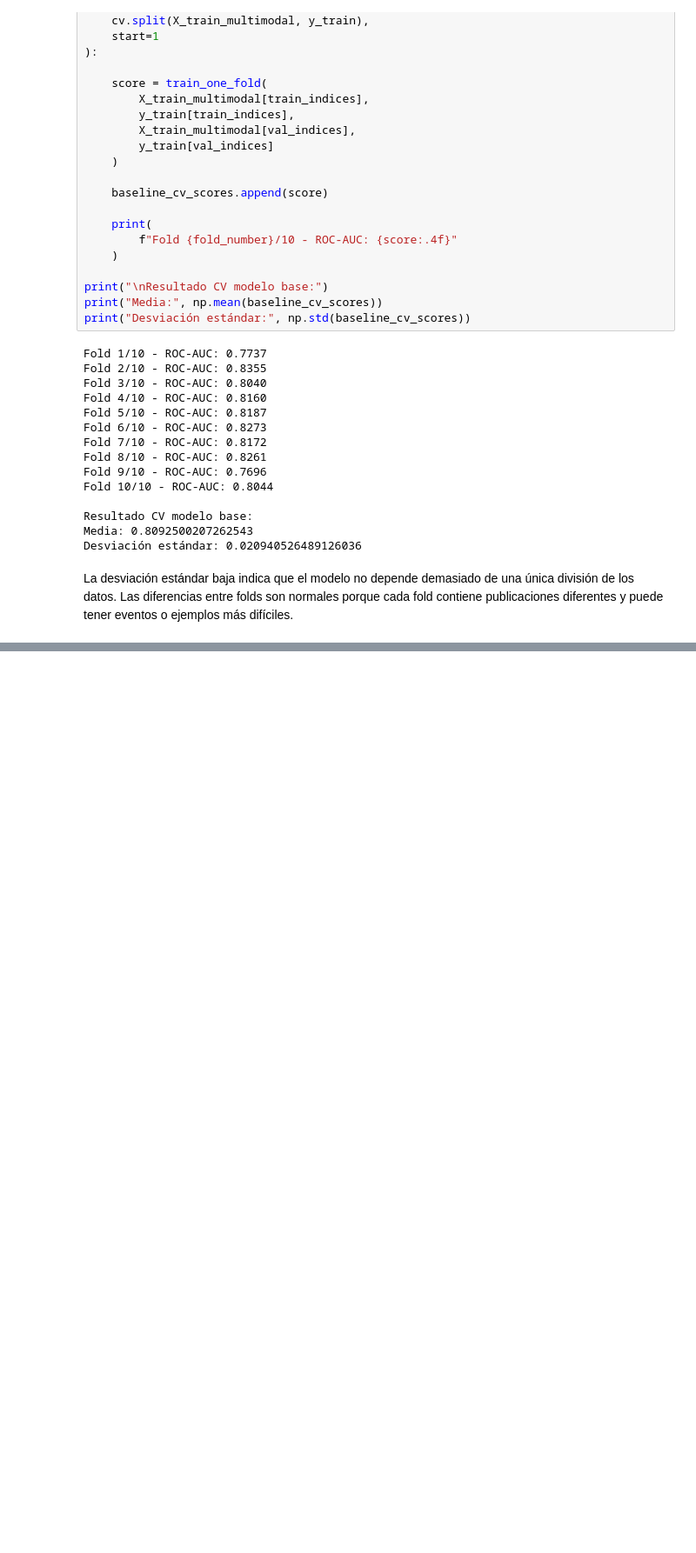
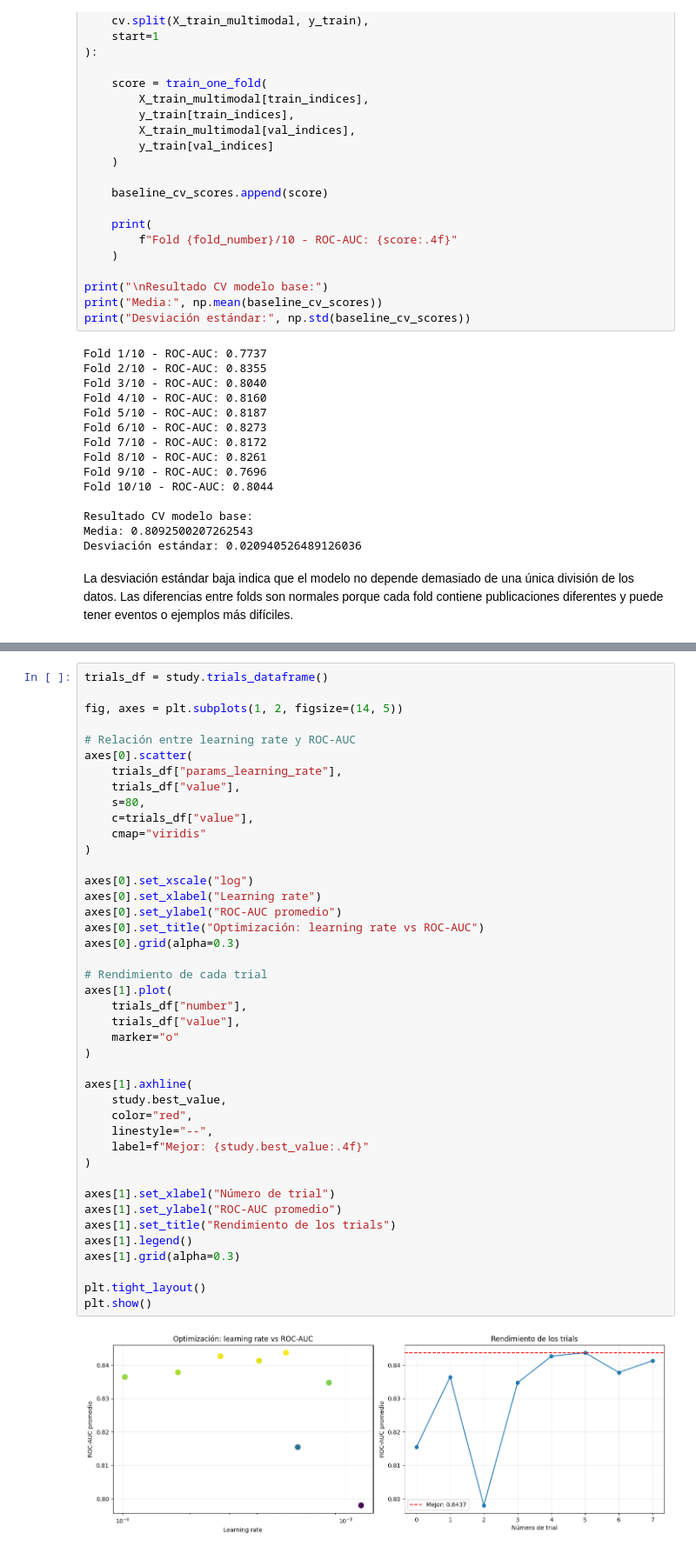
Before and after one commit to jessicamile94-star/crisis-mmd-multimodal-emergency-detection, a Jupyter notebook: CrisisMMD_Multimodal_Jessica_Ballesteros.ipynb, the cells around one changed output, grey strips where cells are left out. Shown at 87% size. Drawn from its saved outputs; the diff is of its cells as text; blank space fills up the shorter version.

Commit message:
Acabado entrenamiento y comparativa

```diff
--- a/CrisisMMD_Multimodal_Jessica_Ballesteros.ipynb
+++ b/CrisisMMD_Multimodal_Jessica_Ballesteros.ipynb
@@ -1125,0 +1223,44 @@ La desviación estándar baja indica que el modelo no depende demasiado de una
+# %%
+trials_df = study.trials_dataframe()
+
+fig, axes = plt.subplots(1, 2, figsize=(14, 5))
+
+# Relación entre learning rate y ROC-AUC
+axes[0].scatter(
+    trials_df["params_learning_rate"],
+    trials_df["value"],
+    s=80,
+    c=trials_df["value"],
+    cmap="viridis"
+)
+
+axes[0].set_xscale("log")
+axes[0].set_xlabel("Learning rate")
+axes[0].set_ylabel("ROC-AUC promedio")
+axes[0].set_title("Optimización: learning rate vs ROC-AUC")
+axes[0].grid(alpha=0.3)
+
+# Rendimiento de cada trial
+axes[1].plot(
+    trials_df["number"],
+    trials_df["value"],
+    marker="o"
+)
+
+axes[1].axhline(
+    study.best_value,
+    color="red",
+    linestyle="--",
+    label=f"Mejor: {study.best_value:.4f}"
+)
+
+axes[1].set_xlabel("Número de trial")
+axes[1].set_ylabel("ROC-AUC promedio")
+axes[1].set_title("Rendimiento de los trials")
+axes[1].legend()
+axes[1].grid(alpha=0.3)
+
+plt.tight_layout()
+plt.show()
+# %% [output]
+[figure, added]
```
Also changed, not shown: parts of 25 cells of this notebook.
